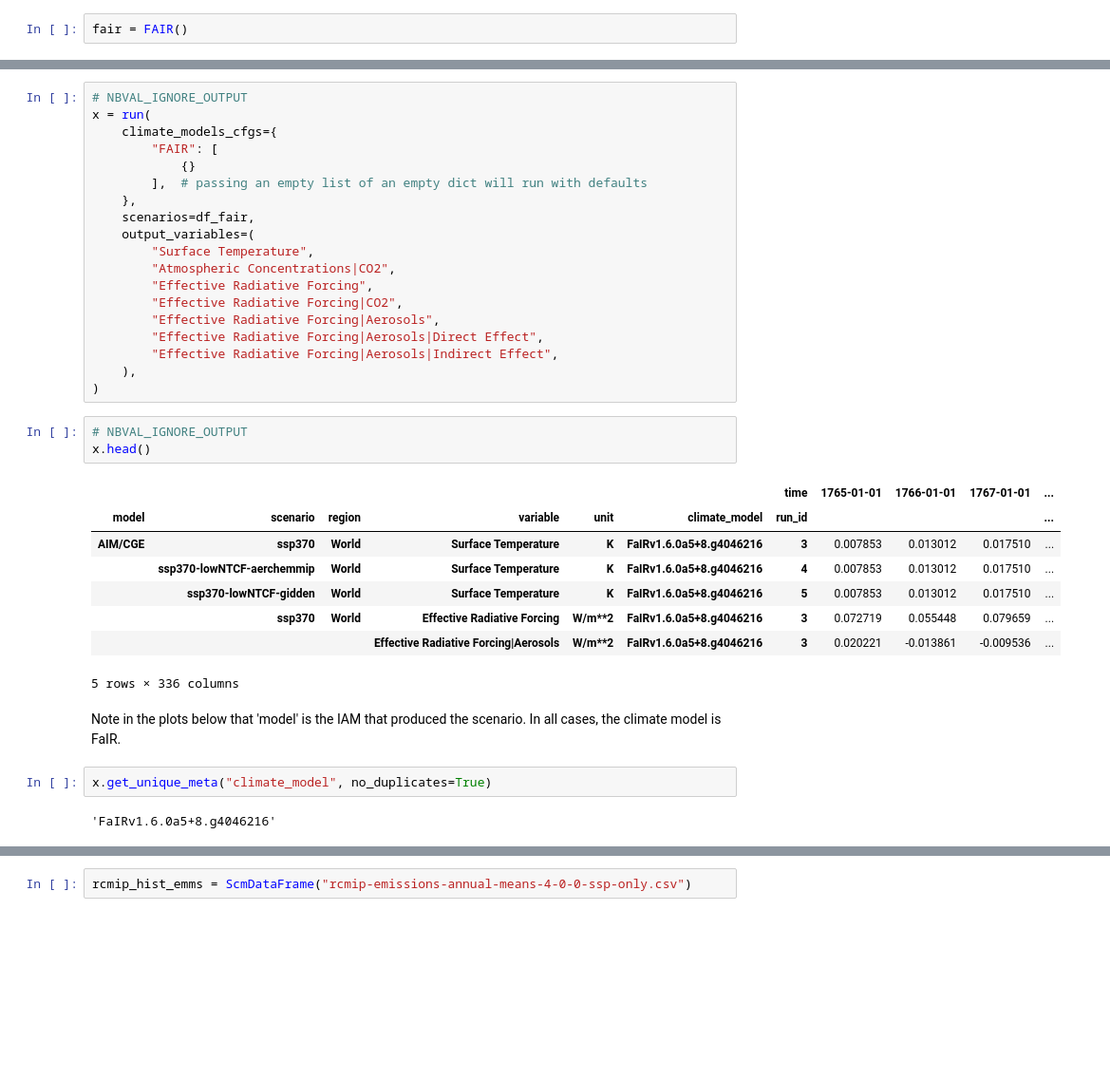
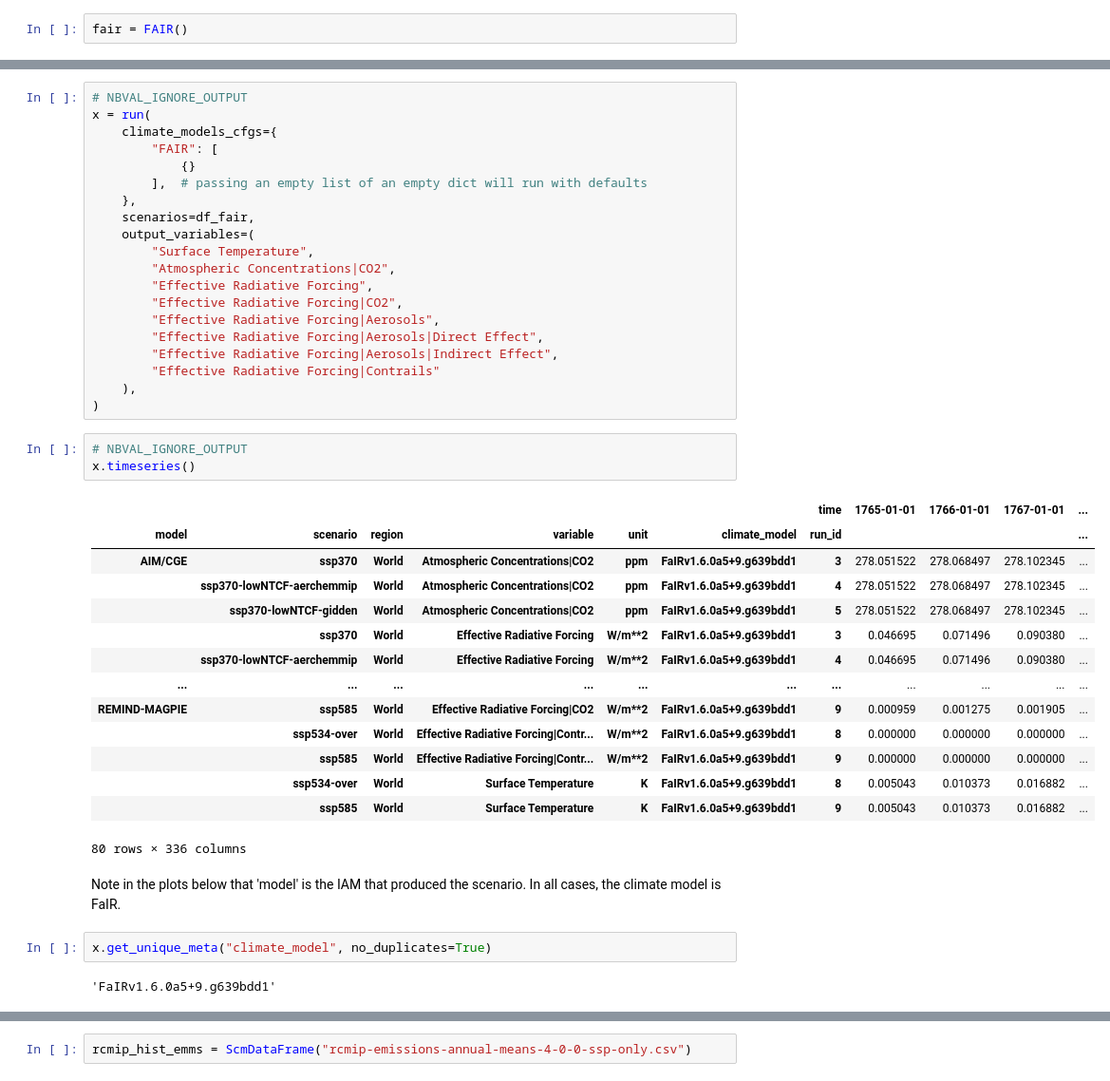
Before and after one commit to openscm/openscm-runner, a Jupyter notebook: notebooks/run-fair.ipynb, the cells around one changed output, grey strips where cells are left out. Shown at 95% size. Cells and saved outputs as stored; diff of their text form; blank space fills up the shorter version.

```diff
--- a/notebooks/run-fair.ipynb
+++ b/notebooks/run-fair.ipynb
@@ -66,26 +74,33 @@ x = run(
         "Effective Radiative Forcing|Aerosols",
         "Effective Radiative Forcing|Aerosols|Direct Effect",
         "Effective Radiative Forcing|Aerosols|Indirect Effect",
+        "Effective Radiative Forcing|Contrails"
     ),
 )
 # %%
 # NBVAL_IGNORE_OUTPUT
-x.head()
+x.timeseries()
 # %% [output]
 |  |  |  |  |  |  | time | 1765-01-01 | 1766-01-01 | 1767-01-01 | ... |
 | model | scenario | region | variable | unit | climate_model | run_id |  |  |  | ... |
-| AIM/CGE | ssp370 | World | Surface Temperature | K | FaIRv1.6.0a5+8.g4046216 | 3 | 0.007853 | 0.013012 | 0.017510 | ... |
-|  | ssp370-lowNTCF-aerchemmip | World | Surface Temperature | K | FaIRv1.6.0a5+8.g4046216 | 4 | 0.007853 | 0.013012 | 0.017510 | ... |
-|  | ssp370-lowNTCF-gidden | World | Surface Temperature | K | FaIRv1.6.0a5+8.g4046216 | 5 | 0.007853 | 0.013012 | 0.017510 | ... |
-|  | ssp370 | World | Effective Radiative Forcing | W/m**2 | FaIRv1.6.0a5+8.g4046216 | 3 | 0.072719 | 0.055448 | 0.079659 | ... |
-|  |  |  | Effective Radiative Forcing|Aerosols | W/m**2 | FaIRv1.6.0a5+8.g4046216 | 3 | 0.020221 | -0.013861 | -0.009536 | ... |
+| AIM/CGE | ssp370 | World | Atmospheric Concentrations|CO2 | ppm | FaIRv1.6.0a5+9.g639bdd1 | 3 | 278.051522 | 278.068497 | 278.102345 | ... |
+|  | ssp370-lowNTCF-aerchemmip | World | Atmospheric Concentrations|CO2 | ppm | FaIRv1.6.0a5+9.g639bdd1 | 4 | 278.051522 | 278.068497 | 278.102345 | ... |
+|  | ssp370-lowNTCF-gidden | World | Atmospheric Concentrations|CO2 | ppm | FaIRv1.6.0a5+9.g639bdd1 | 5 | 278.051522 | 278.068497 | 278.102345 | ... |
+|  | ssp370 | World | Effective Radiative Forcing | W/m**2 | FaIRv1.6.0a5+9.g639bdd1 | 3 | 0.046695 | 0.071496 | 0.090380 | ... |
+|  | ssp370-lowNTCF-aerchemmip | World | Effective Radiative Forcing | W/m**2 | FaIRv1.6.0a5+9.g639bdd1 | 4 | 0.046695 | 0.071496 | 0.090380 | ... |
+| ... | ... | ... | ... | ... | ... | ... | ... | ... | ... | ... |
+| REMIND-MAGPIE | ssp585 | World | Effective Radiative Forcing|CO2 | W/m**2 | FaIRv1.6.0a5+9.g639bdd1 | 9 | 0.000959 | 0.001275 | 0.001905 | ... |
+|  | ssp534-over | World | Effective Radiative Forcing|Contr... | W/m**2 | FaIRv1.6.0a5+9.g639bdd1 | 8 | 0.000000 | 0.000000 | 0.000000 | ... |
+|  | ssp585 | World | Effective Radiative Forcing|Contr... | W/m**2 | FaIRv1.6.0a5+9.g639bdd1 | 9 | 0.000000 | 0.000000 | 0.000000 | ... |
+|  | ssp534-over | World | Surface Temperature | K | FaIRv1.6.0a5+9.g639bdd1 | 8 | 0.005043 | 0.010373 | 0.016882 | ... |
+|  | ssp585 | World | Surface Temperature | K | FaIRv1.6.0a5+9.g639bdd1 | 9 | 0.005043 | 0.010373 | 0.016882 | ... |
-5 rows × 336 columns
+80 rows × 336 columns
 # %% [markdown]
 Note in the plots below that 'model' is the IAM that produced the scenario. In all cases, the climate model is FaIR.
 # %%
 x.get_unique_meta("climate_model", no_duplicates=True)
 # %% [output]
-'FaIRv1.6.0a5+8.g4046216'
+'FaIRv1.6.0a5+9.g639bdd1'
 # %%
 # NBVAL_IGNORE_OUTPUT
 ax = plt.figure(figsize=(12, 7)).add_subplot(111)
```
Also changed, not shown: parts of 8 cells of this notebook, 2 other files.
